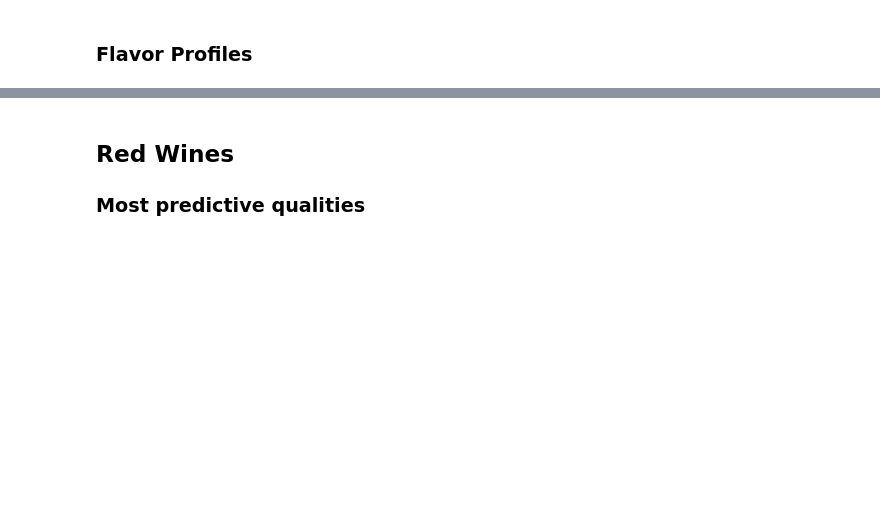
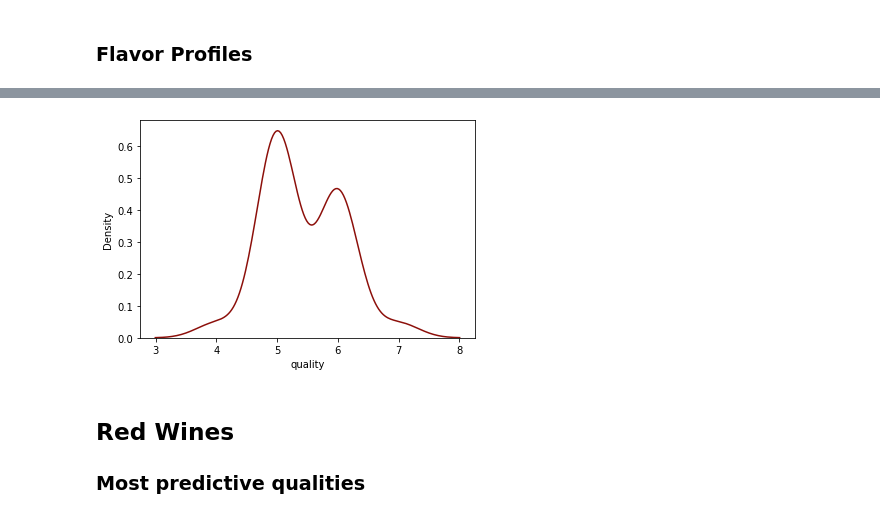
Before and after one commit to MrEnigmamgine/jtl_wine_quality, a Jupyter notebook: Final Report.ipynb, the cells around one changed output, grey strips where cells are left out. Drawn from its saved outputs; the diff is of its cells as text; code cells hidden in the pictures; blank space fills up the shorter version.

```diff
--- a/Final Report.ipynb
+++ b/Final Report.ipynb
@@ -162,3 +297,9 @@ By creating these clusters we discovered that the testers for this dataset hat a
+# %%
+sns.set_palette(wine_palette_r)
+sns.kdeplot(data=train[train.eu_illegal], x='quality')
+plt.show()
+# %% [output]
+[figure, added]
 # %% [markdown]
 ## Red Wines
 
```
Also changed, not shown: parts of 10 cells of this notebook, 4 other files.
